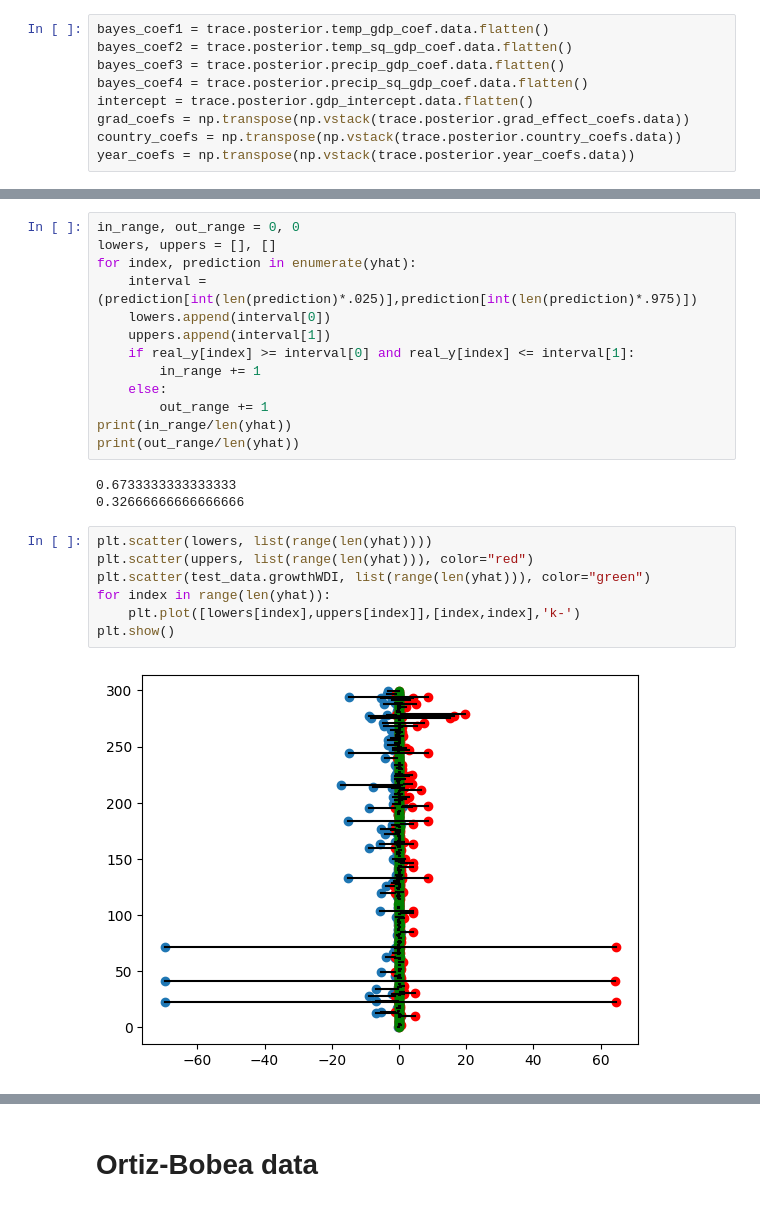
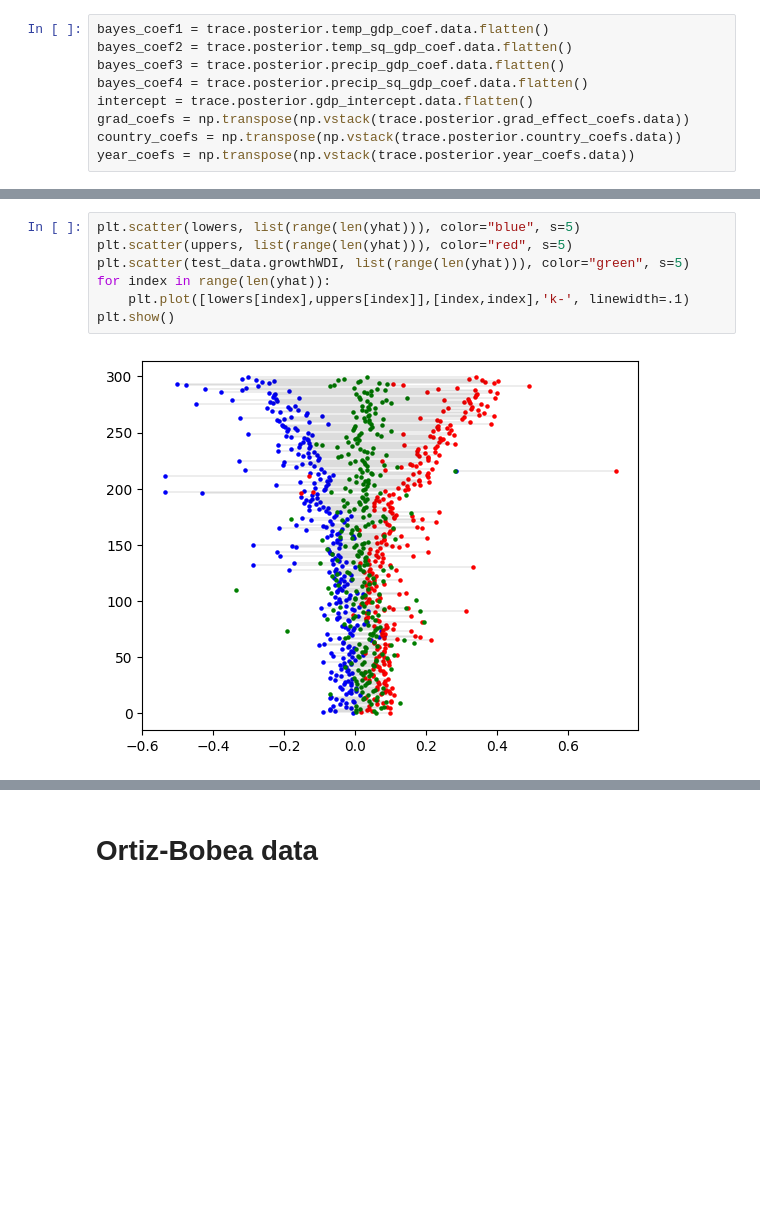
Before and after one commit to greenguy33/environmental-bayesian-modeling, a Jupyter notebook: notebooks/burke_uncertainty_comparison.ipynb, the cells around one changed output, grey strips where cells are left out. Saved outputs shown, nothing was run; the diff lists cells and outputs as text; blank space fills up the shorter version.

```diff
--- a/notebooks/uncertainty_comparison.ipynb
+++ b/notebooks/burke_uncertainty_comparison.ipynb
@@ -261,25 +218,9 @@ for row in test_data.iterrows():
-# %%
-in_range, out_range = 0, 0
-lowers, uppers = [], []
-for index, prediction in enumerate(yhat):
-    interval = (prediction[int(len(prediction)*.025)],prediction[int(len(prediction)*.975)])
-    lowers.append(interval[0])
-    uppers.append(interval[1])
-    if real_y[index] >= interval[0] and real_y[index] <= interval[1]:
-        in_range += 1
-    else:
-        out_range += 1
-print(in_range/len(yhat))
-print(out_range/len(yhat))
-# %% [output]
-0.6733333333333333
-0.32666666666666666
-# %%
-plt.scatter(lowers, list(range(len(yhat))))
-plt.scatter(uppers, list(range(len(yhat))), color="red")
-plt.scatter(test_data.growthWDI, list(range(len(yhat))), color="green")
-for index in range(len(yhat)):
-    plt.plot([lowers[index],uppers[index]],[index,index],'k-')
-plt.show()
-# %% [output]
-[figure, removed]
+# %%
+plt.scatter(lowers, list(range(len(yhat))), color="blue", s=5)
+plt.scatter(uppers, list(range(len(yhat))), color="red", s=5)
+plt.scatter(test_data.growthWDI, list(range(len(yhat))), color="green", s=5)
+for index in range(len(yhat)):
+    plt.plot([lowers[index],uppers[index]],[index,index],'k-', linewidth=.1)
+plt.show()
+# %% [output]
+[figure, added]
```
Also changed, not shown: parts of 17 cells of this notebook, 2 other files.
